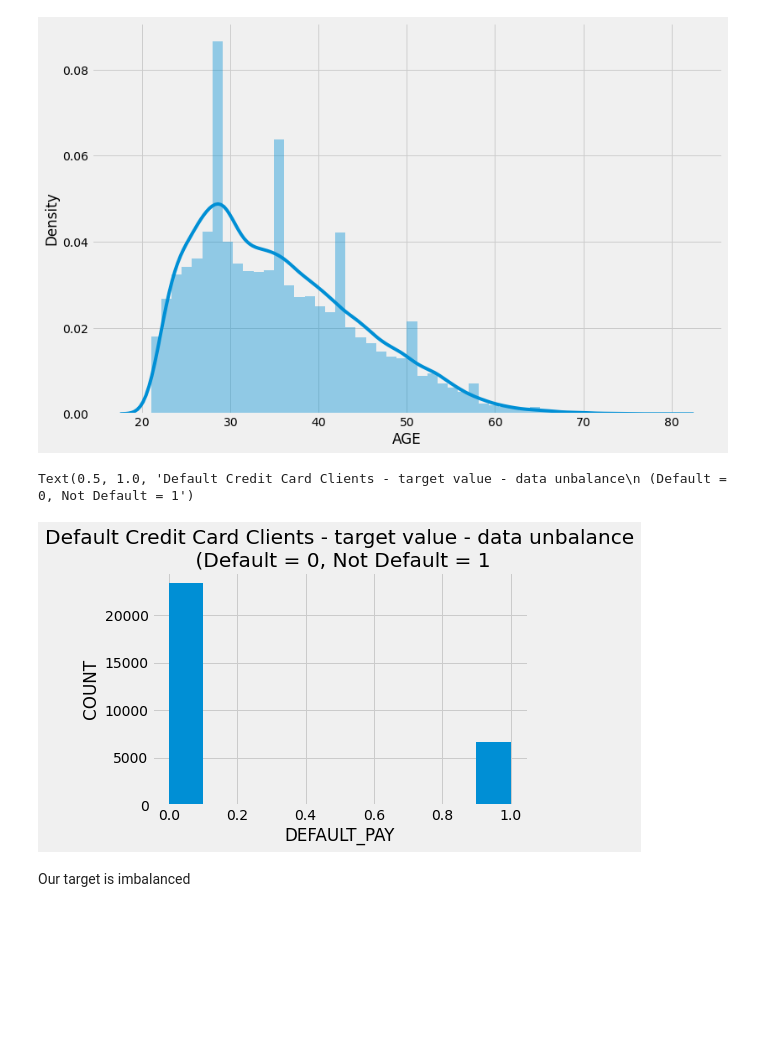
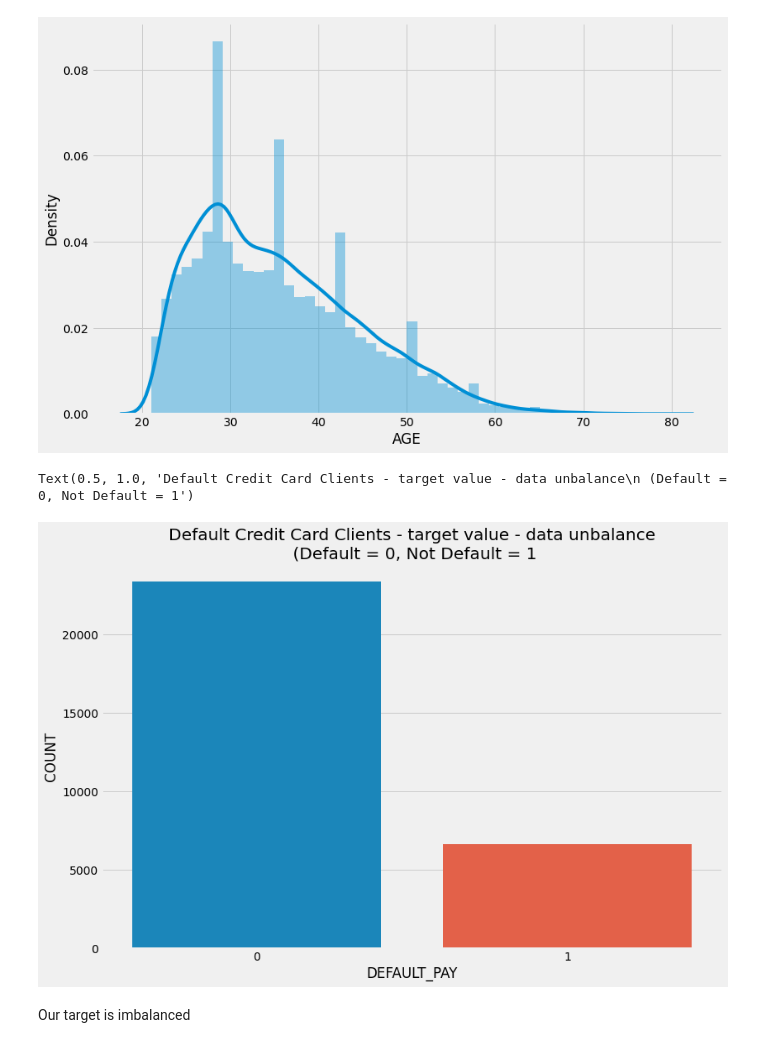
Before and after one commit to shuklasid19/Assignment, a Jupyter notebook: bankbalance.ipynb, the cells around one changed output. Saved outputs shown, nothing was run; the diff lists cells and outputs as text; code cells hidden in the pictures; blank space fills up the shorter version.

```diff
--- a/bankbalance.ipynb
+++ b/bankbalance.ipynb
@@ -256,13 +258,14 @@ sns.distplot(df['AGE'])
 # %%
 #default.payment.next.month: Default payment (1=yes, 0=no)
 plt.style.use('fivethirtyeight')
-df['def_pay'].hist()
+plt.figure(figsize=(12 , 8))
+sns.countplot(df['def_pay'])
 plt.xlabel('DEFAULT_PAY')
 plt.ylabel('COUNT')
 plt.title('Default Credit Card Clients - target value - data unbalance\n (Default = 0, Not Default = 1')
 # %% [output]
 Text(0.5, 1.0, 'Default Credit Card Clients - target value - data unbalance\n (Default = 0, Not Default = 1')
-[figure, old version]
+[figure, new version]
 # %% [markdown]
 Our target is imbalanced
 # %%
```
Also changed, not shown: parts of 149 cells of this notebook.
